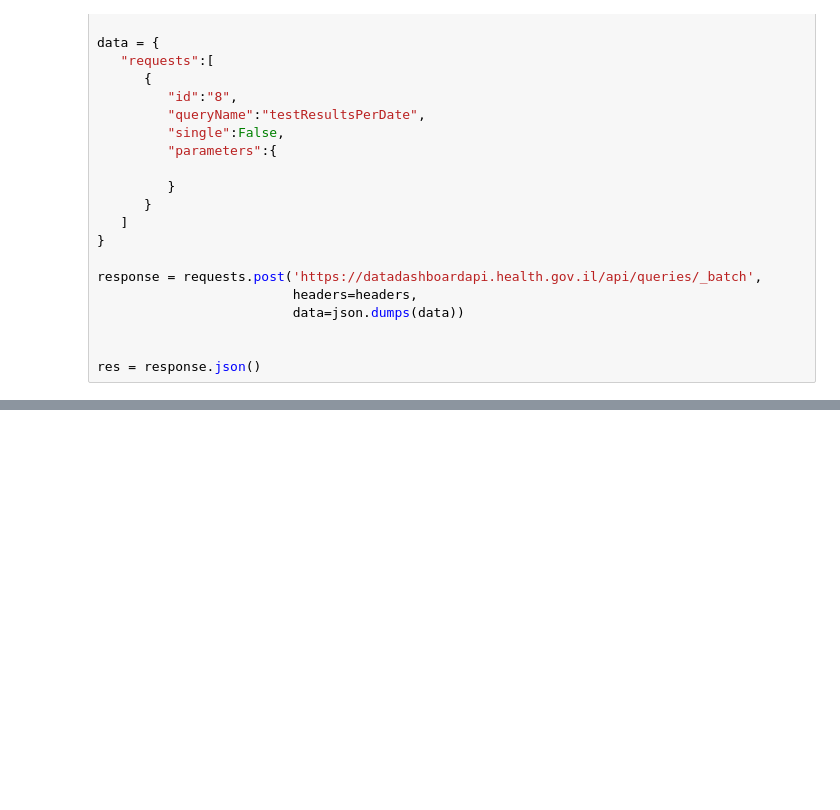
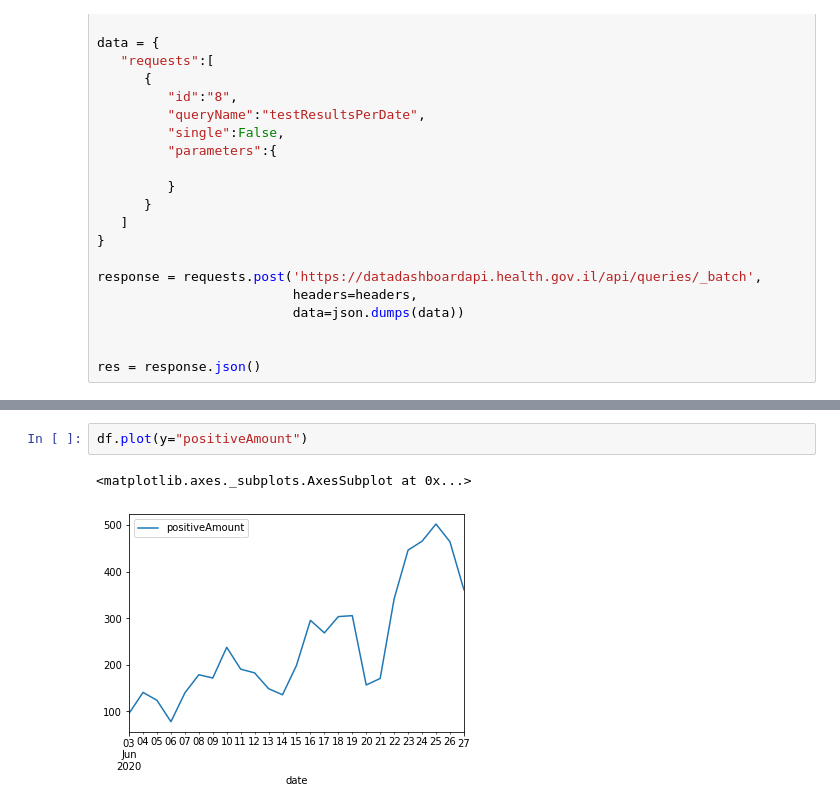
Before and after one commit to ronenabr/coronadata, a Jupyter notebook: Tests and varified.ipynb, the cells around one changed output, grey strips where cells are left out. Cells and saved outputs as stored; diff of their text form; blank space fills up the shorter version.

```diff
--- a/Tests and varified.ipynb
+++ b/Tests and varified.ipynb
@@ -45,0 +46,5 @@ df.plot()
+# %%
+df.plot(y="positiveAmount")
+# %% [output]
+<matplotlib.axes._subplots.AxesSubplot at 0x...>
+[figure, added]
```
Also changed, not shown: parts of 5 cells of this notebook.
